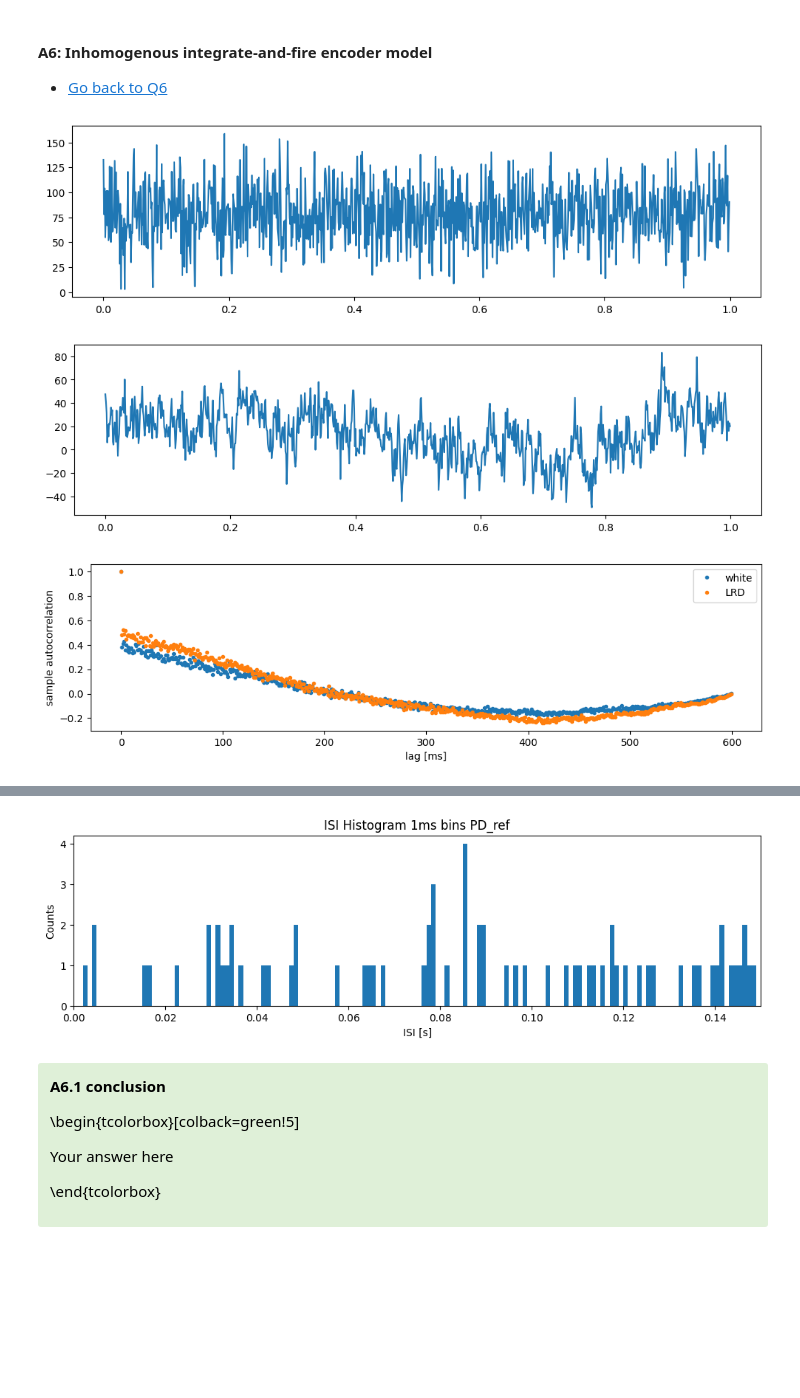
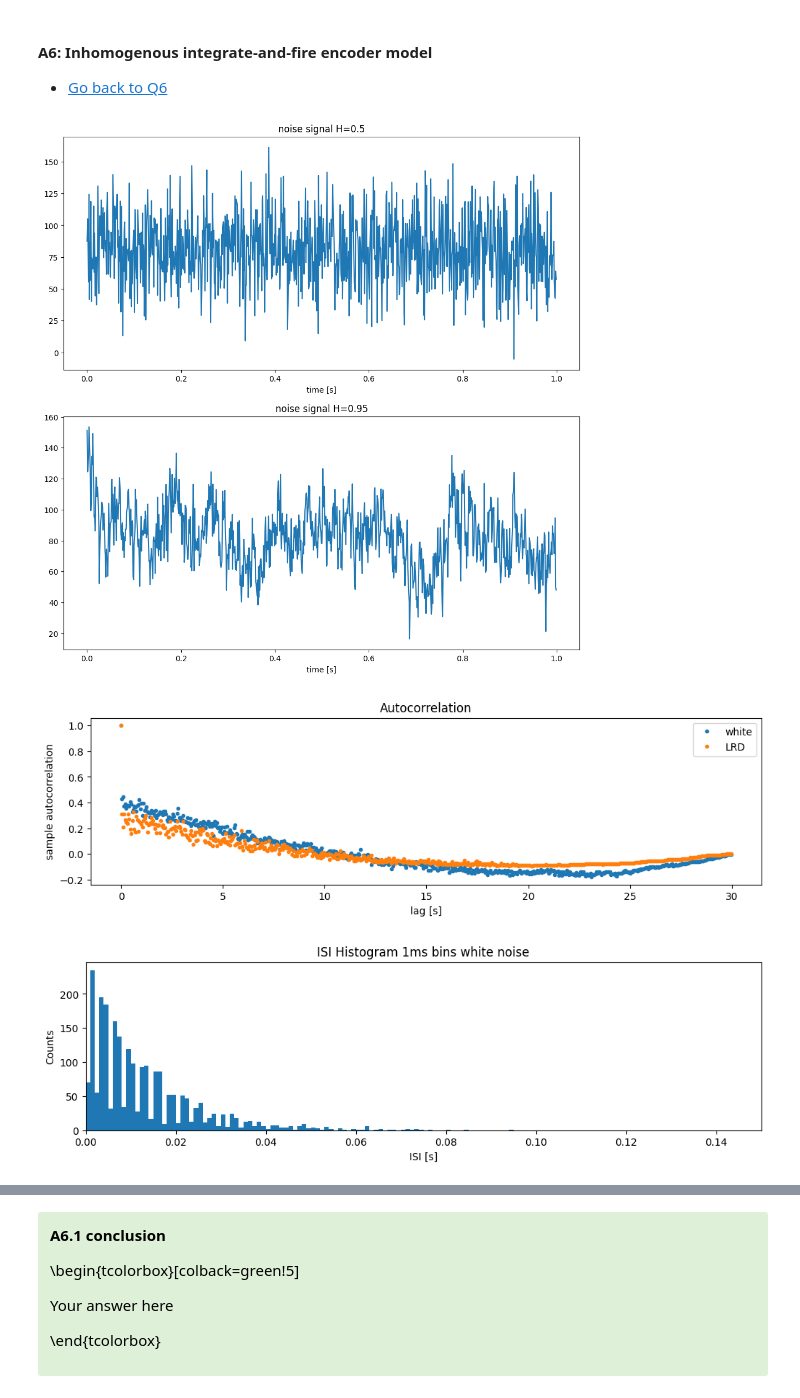
Before and after one commit to RobbeDeMuynck/CN_practicals, a Jupyter notebook: Module 2/Ex2/Module2_Ex2_Group7.ipynb, the cells around one changed output, grey strips where cells are left out. Drawn from its saved outputs; the diff is of its cells as text; code cells hidden in the pictures; blank space fills up the shorter version.

```diff
--- a/Module 2/Ex2/Module2_Ex2_Group7.ipynb
+++ b/Module 2/Ex2/Module2_Ex2_Group7.ipynb
@@ -811,9 +854,14 @@ H_LRD = 0.95
 rate_white = ffGn(30*Fs, 1/Fs, H_white, SR) + SR
 rate_LRD = ffGn(30*Fs, 1/Fs, H_LRD, SR) + SR
 
-plt.plot(noise_time[:1000], rate_white[:1000])
-plt.show()
-plt.plot(noise_time[:1000], rate_LRD[:1000])
+fig, (ax1,ax2) = plt.subplots(2,1,figsize=(12,12))
+ax1.plot(noise_time[:1000], rate_white[:1000])
+ax1.set_title('noise signal H=0.5')
+ax1.set_xlabel('time [s]')
+ax2.plot(noise_time[:1000], rate_LRD[:1000])
+ax2.set_title('noise signal H=0.95')
+ax2.set_xlabel('time [s]')
+
 plt.show()
 
 def autocorr(spike_data, binsize=0.050, lags=600):
@@ -841,14 +889,15 @@ ACF_white, _, _ = autocorr(rate_white)
 ACF_LRD, _, _ = autocorr(rate_LRD)
 
 fig, ax = plt.subplots(1, 1)
-x = np.arange(0, len(ACF_white))*1
+x = np.arange(0, len(ACF_white))*0.05
 ax.plot(x, ACF_white, '.', label='white')
 ax.plot(x, ACF_LRD, '.', label='LRD')
 # ax.fill_between(x, -CI_bound_1, CI_bound_1, color='grey', alpha=0.3,
                 # label='CI: still likely to be generated by chance')
 # ax.set_title('Q6.3 Sample autocorrelation as a function of lag (1ms bins)')
-ax.set_xlabel('lag [ms]')
+ax.set_xlabel('lag [s]')
 ax.set_ylabel('sample autocorrelation')
+ax.set_title('Autocorrelation')
 ax.legend()
 # ax.set_ybound(upper=0.05)
 plt.show()
@@ -859,33 +908,33 @@ plt.show()
 
 spiketimes_white, PSref = inhomPP(rate_white,1/Fs)
 spiketimes_LRD, PSref = inhomPP(rate_LRD,1/Fs)
 
 ISI_white = np.diff(spiketimes_white)
 ISI_LRD = np.diff(spiketimes_LRD)
 ISI_ref = np.diff(PSref)
 bin_edges = arange(0, 0.501, 0.001)  # Define the bins for the histogram
 
 plt.hist(ISI_white, bin_edges)        # Plot the histogram of the low-light ISI data
 xlim([0, 0.15])            # ... focus on ISIs from 0 to 150 ms
 ylabel('Counts')
 xlabel('ISI [s]')# ... label the y-axis
 title('ISI Histogram 1ms bins white noise')             # ... give the plot a title
 plt.show()
 
 plt.hist(ISI_LRD, bin_edges)        # Plot the histogram of the low-light ISI data
 xlim([0, 0.15])            # ... focus on ISIs from 0 to 150 ms
 ylabel('Counts')
 xlabel('ISI [s]')# ... label the y-axis
 title('ISI Histogram 1ms bins LRD noise')             # ... give the plot a title
 plt.show()
 
 plt.hist(ISI_ref, bin_edges)        # Plot the histogram of the low-light ISI data
 xlim([0, 0.15])            # ... focus on ISIs from 0 to 150 ms
 ylabel('Counts')
 xlabel('ISI [s]')# ... label the y-axis
 title('ISI Histogram 1ms bins PD_ref')             # ... give the plot a title
 plt.show()
 # %% [output]
-[figure, old version]
+[figure, new version]
-[figure, old version]
+[figure, new version]
-[figure, old version]
+[figure, new version]
@@ -894,4 +943,3 @@ plt.show()
-[figure, removed]
 # %% [markdown]
 <div class="alert alert-success">
 <span style="color:black">
```
Also changed, not shown: parts of 11 cells of this notebook.
